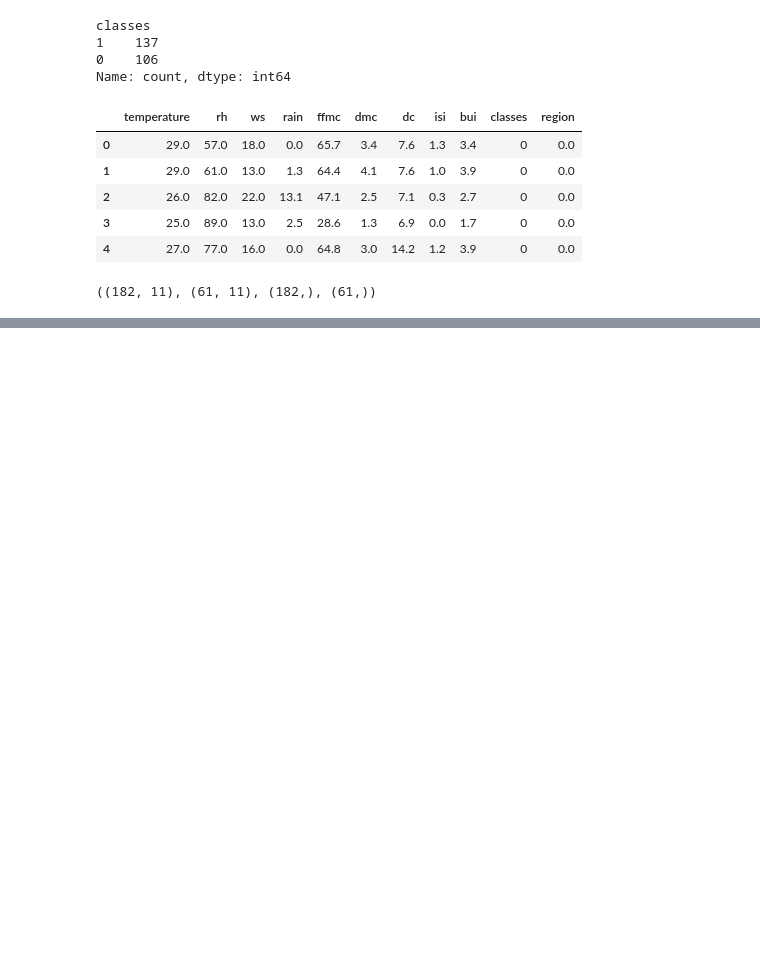
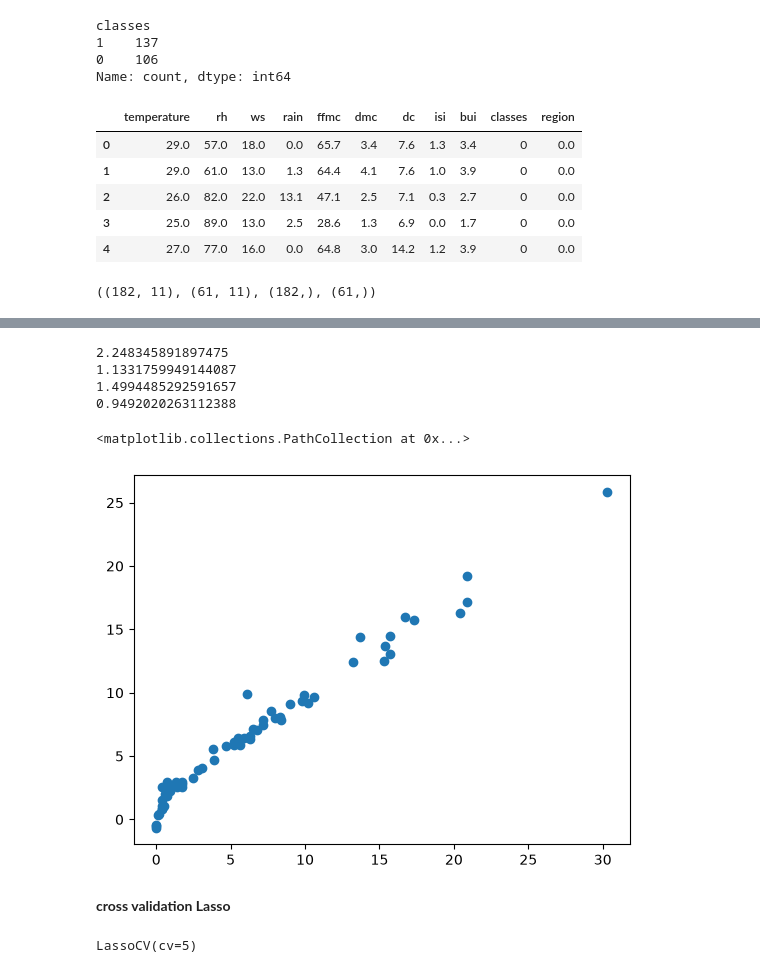
Before and after one commit to avinsio/ml-playground, a Jupyter notebook: 07_ml_project/01_algerian_forest_fires/model_training.ipynb, the cells around one changed output, grey strips where cells are left out. Drawn from its saved outputs; the diff is of its cells as text; code cells hidden in the pictures; blank space fills up the shorter version.

```diff
--- a/07_ml_project/01_algerian_forest_fires/model_training.ipynb
+++ b/07_ml_project/01_algerian_forest_fires/model_training.ipynb
@@ -66,0 +162,26 @@ X_train.corr()
+# %%
+y_pred = lasso.predict(X_test_scaled)
+mse = mean_squared_error(y_test, y_pred)
+mae = mean_absolute_error(y_test, y_pred)
+rmse = np.sqrt(mse)
+score = r2_score(y_test,y_pred)
+print(mse)
+print(mae)
+print(rmse)
+print(score)
+plt.scatter(y_test, y_pred)
+# %% [output]
+2.248345891897475
+1.1331759949144087
+1.4994485292591657
+0.9492020263112388
+<matplotlib.collections.PathCollection at 0x...>
+[figure, added]
+# %% [markdown]
+**cross validation Lasso**
+# %%
+from sklearn.linear_model import LassoCV
+lassocv = LassoCV(cv=5)
+lassocv.fit(X_train_scaled, y_train)
+# %% [output]
+LassoCV(cv=5)
```
Also changed, not shown: parts of 30 cells of this notebook.
